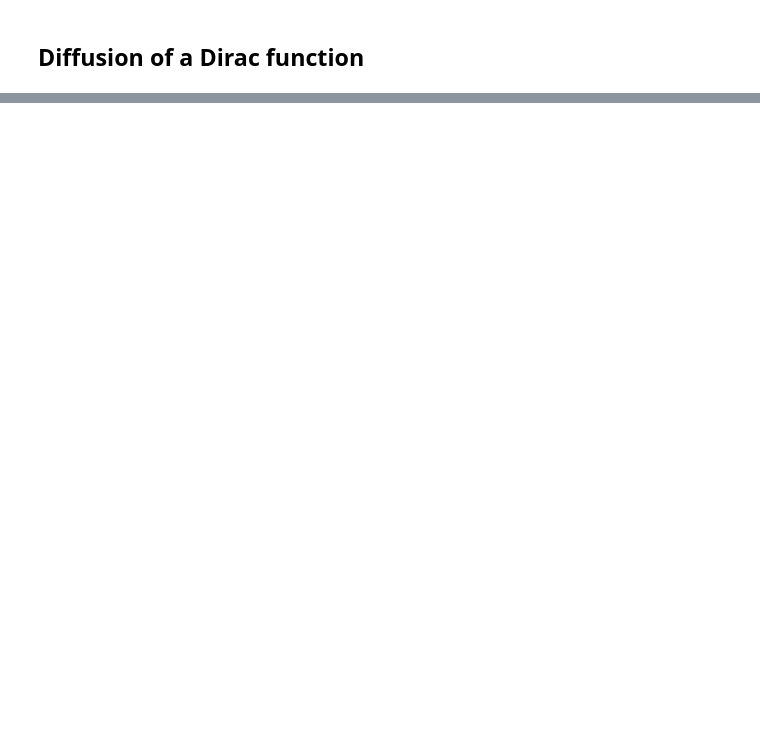
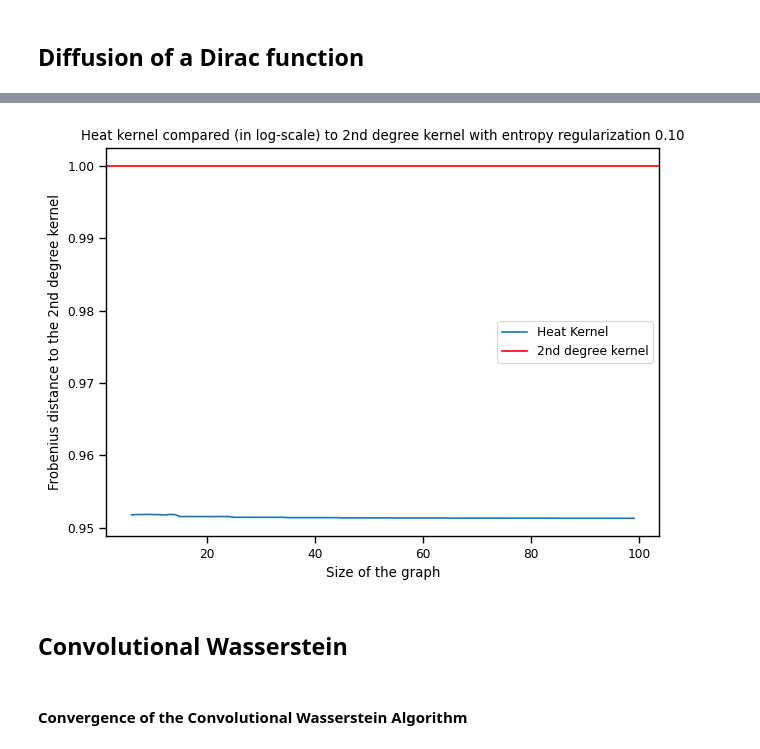
Before and after one commit to VictorBbt/Convolutional-Wasserstein-Distances, a Jupyter notebook: Codes/graph_implementation.ipynb, the cells around one changed output, grey strips where cells are left out. Saved outputs shown, nothing was run; the diff lists cells and outputs as text; code cells hidden in the pictures; blank space fills up the shorter version.

```diff
--- a/Codes/graph_implementation.ipynb
+++ b/Codes/graph_implementation.ipynb
@@ -124,0 +220,28 @@ f_kernel = lambda x: np.dot(K,x)
+# %%
+frob_dist = []
+N = np.arange(6,100)
+entropy_reg = 0.1
+t = entropy_reg / 2
+
+for n in N:
+    G = gr.Graph(0,0,graph = nx.connected_watts_strogatz_graph(n,n//5+1,0.4))
+    K2, dist = gr.kernel(G.G, entropy_reg=entropy_reg, deg = 2)
+    norm_kern2 = np.linalg.norm(K2)
+    frob_dist.append(np.trace(G.compute_heat_kernel(t).T@K2)
+             /norm_kern2**2)
+# %%
+plt.figure()
+plt.plot(N,frob_dist,label='Heat Kernel')
+plt.axhline(y = 1, color = 'r', linestyle = '-',label='2nd degree kernel')
+plt.xlabel("Size of the graph")
+# plt.xscale('log')
+plt.ylabel("Frobenius distance to the 2nd degree kernel")
+# plt.yscale('log')
+plt.legend()
+plt.title("Heat kernel compared (in log-scale) to 2nd degree kernel with entropy regularization %1.2f" %entropy_reg)
+plt.tight_layout()
+plt.show()
+# %% [output]
+[figure, added]
+# %% [markdown]
+## Convolutional Wasserstein
@@ -124,0 +279,2 @@ f_kernel = lambda x: np.dot(K,x)
+# %% [markdown]
+#### Convergence of the Convolutional Wasserstein Algorithm
```
Also changed, not shown: parts of 39 cells of this notebook, 17 other files.
